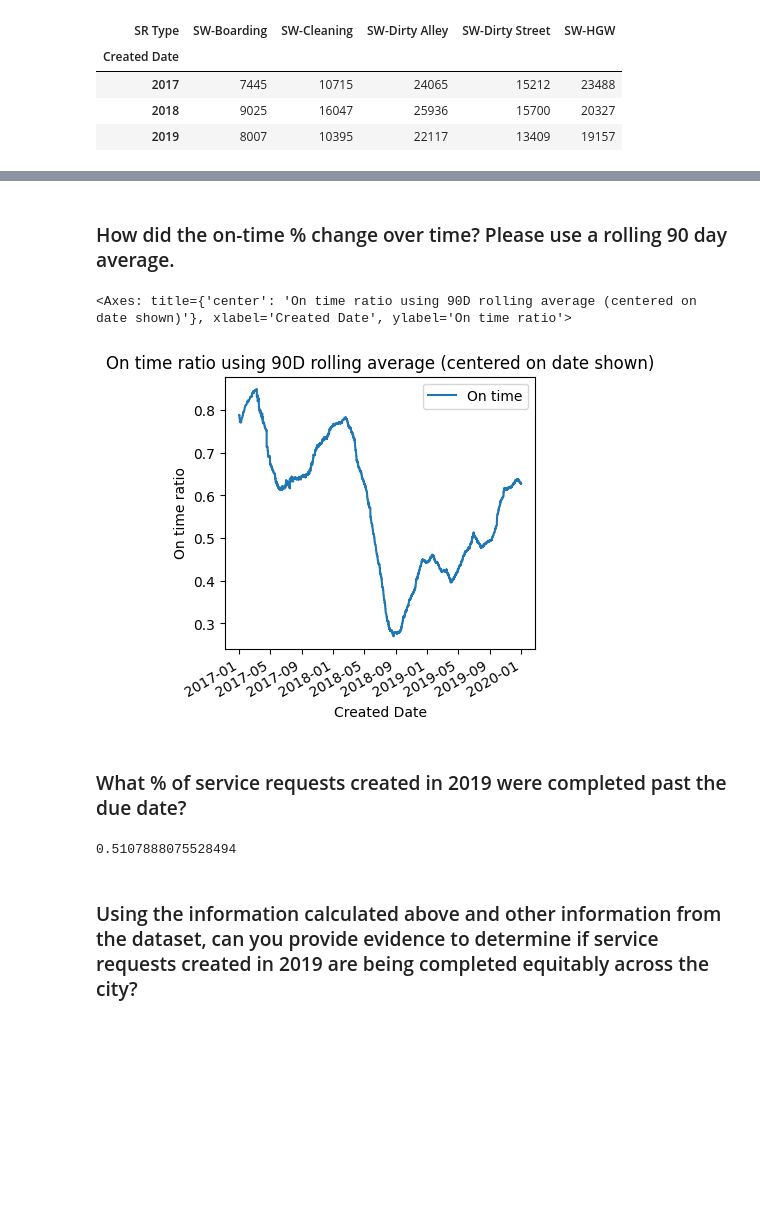
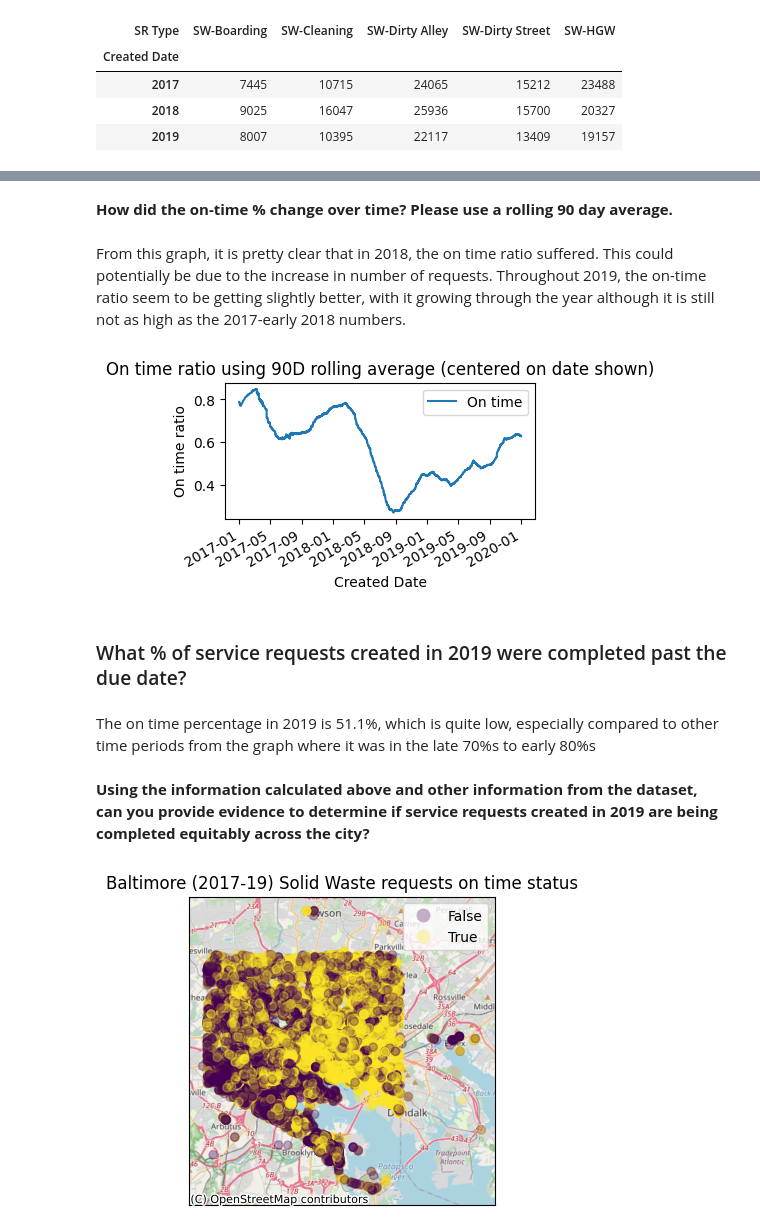
Before and after one commit to divij-sinha/baltimore-datafellow-task, a Jupyter notebook: task.ipynb, the cells around one changed output, grey strips where cells are left out. Drawn from its saved outputs; the diff is of its cells as text; code cells hidden in the pictures; blank space fills up the shorter version.

```diff
--- a/task.ipynb
+++ b/task.ipynb
@@ -72,22 +102,54 @@ df_type_year.plot(
 # %% [markdown]
-### How did the on-time % change over time? Please use a rolling 90 day average.
+**How did the on-time % change over time? Please use a rolling 90 day average.**
+# %% [markdown]
+From this graph, it is pretty clear that in 2018, the on time ratio suffered. This could potentially be due to the increase in number of requests. Throughout 2019, the on-time ratio seem to be getting slightly better, with it growing through the year although it is still not as high as the 2017-early 2018 numbers.
 # %%
 df.loc[:, "On time"] = df.loc[:, "Close Date"] < df.loc[:, "Due Date"]
-df.set_index("Created Date").sort_index().rolling(window="90D", center=True).agg(
-    {"On time": "mean"}
-).plot(
-    title="On time ratio using 90D rolling average (centered on date shown)",
-    ylabel="On time ratio",
-    figsize=(4, 4),
+ax = (
+    df.set_index("Created Date")
+    .sort_index()
+    .rolling(window="90D", center=True)
+    .agg({"On time": "mean"})
+    .plot(
+        title="On time ratio using 90D rolling average (centered on date shown)",
+        ylabel="On time ratio",
+        figsize=(4, 2),
+    )
 )
+ax.legend(bbox_to_anchor=(1.0, 1.0))
+ax.plot()
+plt.show()
 # %% [output]
-<Axes: title={'center': 'On time ratio using 90D rolling average (centered on date shown)'}, xlabel='Created Date', ylabel='On time ratio'>
-[figure, old version]
+[figure, new version]
 # %% [markdown]
 ### What % of service requests created in 2019 were completed past the due date?
 # %%
-(~df.loc[df.loc[:, "Created Date"].dt.year == 2019, "On time"]).mean()
+ans = (~df.loc[df.loc[:, "Created Date"].dt.year == 2019, "On time"]).mean()
-# %% [output]
-0.5107888075528494
+# %%
+md(
+    f"The on time percentage in 2019 is {np.round(ans, 3)*100}%, which is quite low, especially compared to other time periods from the graph where it was in the late 70%s to early 80%s"
+)
+# %% [output]
+The on time percentage in 2019 is 51.1%, which is quite low, especially compared to other time periods from the graph where it was in the late 70%s to early 80%s
 # %% [markdown]
-### Using the information calculated above and other information from the dataset, can you provide evidence to determine if service requests created in 2019 are being completed equitably across the city?
+**Using the information calculated above and other information from the dataset, can you provide evidence to determine if service requests created in 2019 are being completed equitably across the city?**
+# %%
+gs = gpd.GeoSeries.from_xy(df.loc[:, "Longitude"], df.loc[:, "Latitude"])
+gdf = gpd.GeoDataFrame(df, geometry=gs).set_crs("EPSG:4326").to_crs("EPSG:3857")
+
+fig, ax = plt.subplots(figsize=(4, 4))
+gdf.cx[-8540000:-8510000, 4750000:4780000].plot(
+    ax=ax, column="On time", alpha=0.3, cmap="viridis", legend=True
+)
+
+cx.add_basemap(ax, zoom=11, source=cx.providers.OpenStreetMap.Mapnik)
+
+plt.tick_params(
+    top=False, bottom=False, left=False, right=False, labelleft=False, labelbottom=False
+)
+
+plt.title("Baltimore (2017-19) Solid Waste requests on time status")
+
+plt.show()
+# %% [output]
+[figure, added]
```
Also changed, not shown: parts of 14 cells of this notebook, 3 other files.
